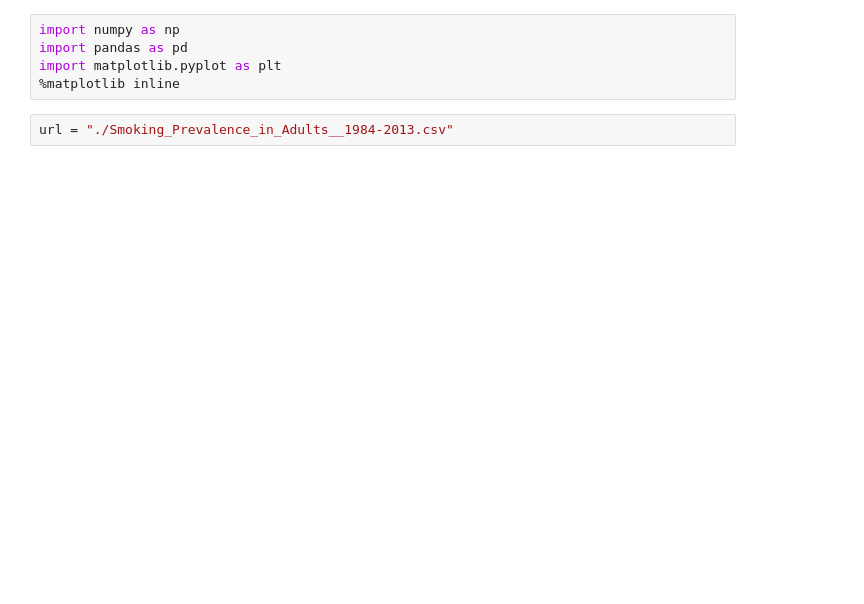
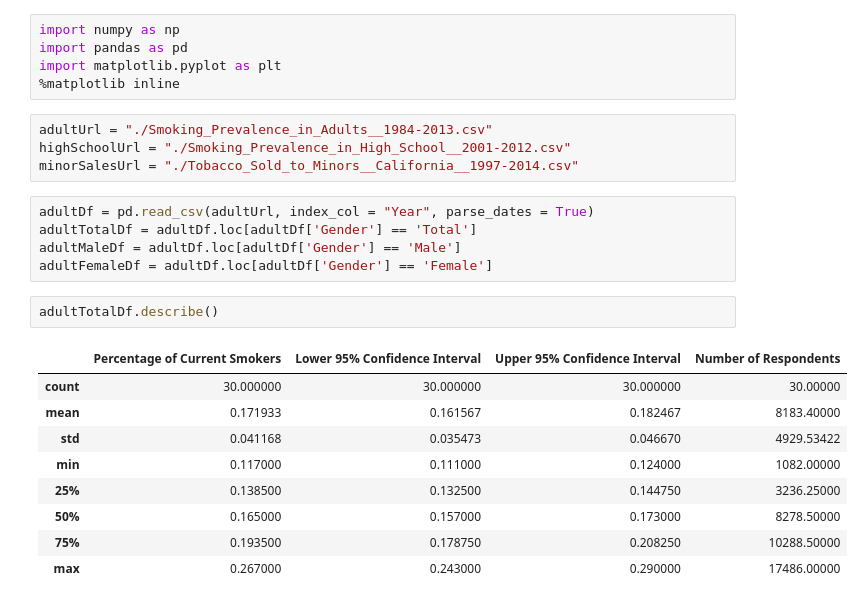
Before and after one commit to jrobison93/SSE691-Python-Project-2, a Jupyter notebook: Project 2.ipynb, the cells around one changed output. Cells and saved outputs as stored; diff of their text form; blank space fills up the shorter version.

```diff
--- a/Project 2.ipynb
+++ b/Project 2.ipynb
@@ -3,5 +3,24 @@ import numpy as np
 import pandas as pd
 import matplotlib.pyplot as plt
 %matplotlib inline
-# %%
-url = "./Smoking_Prevalence_in_Adults__1984-2013.csv"
+# %%
+adultUrl = "./Smoking_Prevalence_in_Adults__1984-2013.csv"
+highSchoolUrl = "./Smoking_Prevalence_in_High_School__2001-2012.csv"
+minorSalesUrl = "./Tobacco_Sold_to_Minors__California__1997-2014.csv"
+# %%
+adultDf = pd.read_csv(adultUrl, index_col = "Year", parse_dates = True)
+adultTotalDf = adultDf.loc[adultDf['Gender'] == 'Total']
+adultMaleDf = adultDf.loc[adultDf['Gender'] == 'Male']
+adultFemaleDf = adultDf.loc[adultDf['Gender'] == 'Female']
+# %%
+adultTotalDf.describe()
+# %% [output]
+|  | Percentage of Current Smokers | Lower 95% Confidence Interval | Upper 95% Confidence Interval | Number of Respondents |
+| count | 30.000000 | 30.000000 | 30.000000 | 30.00000 |
+| mean | 0.171933 | 0.161567 | 0.182467 | 8183.40000 |
+| std | 0.041168 | 0.035473 | 0.046670 | 4929.53422 |
+| min | 0.117000 | 0.111000 | 0.124000 | 1082.00000 |
+| 25% | 0.138500 | 0.132500 | 0.144750 | 3236.25000 |
+| 50% | 0.165000 | 0.157000 | 0.173000 | 8278.50000 |
+| 75% | 0.193500 | 0.178750 | 0.208250 | 10288.50000 |
+| max | 0.267000 | 0.243000 | 0.290000 | 17486.00000 |
```
Also changed, not shown: parts of 13 cells of this notebook, 2 other files.
